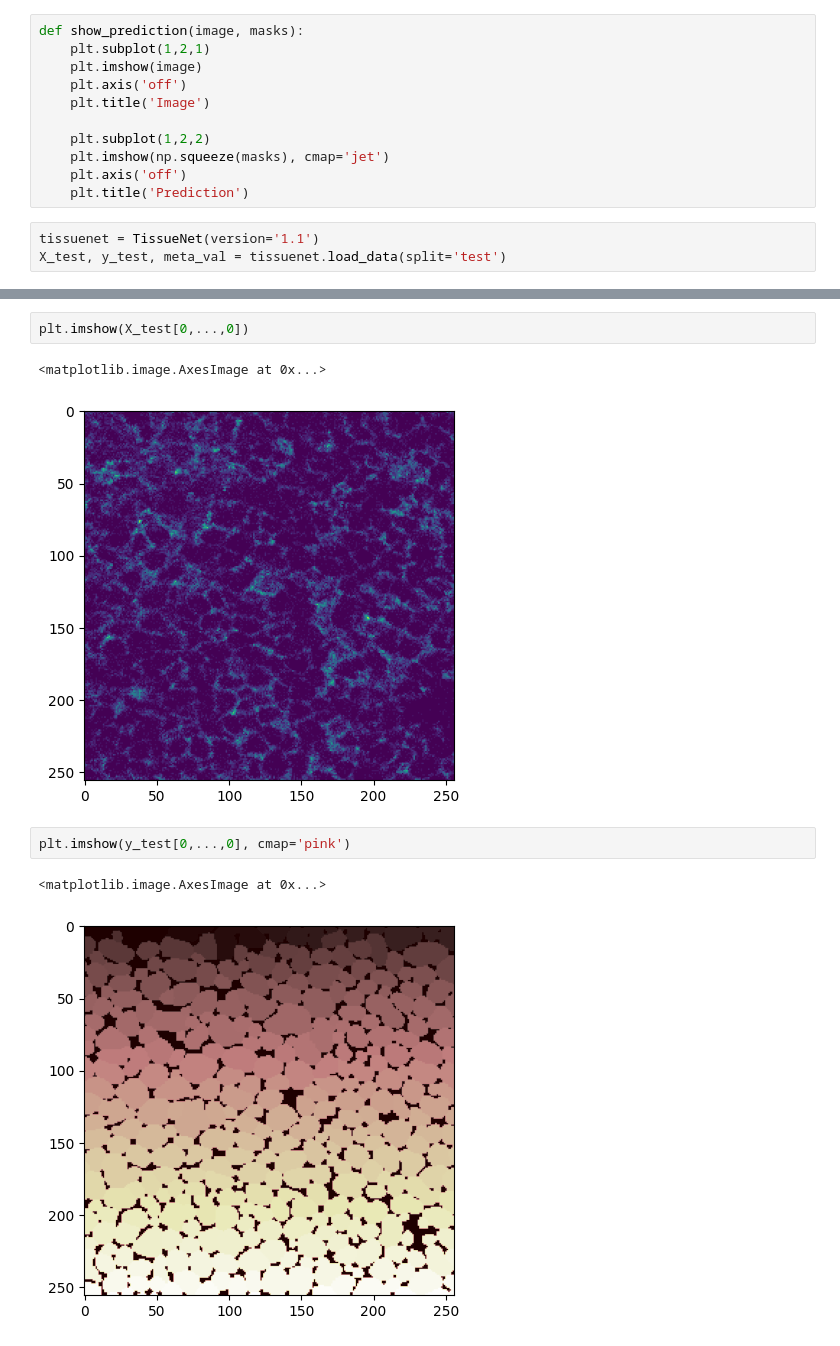
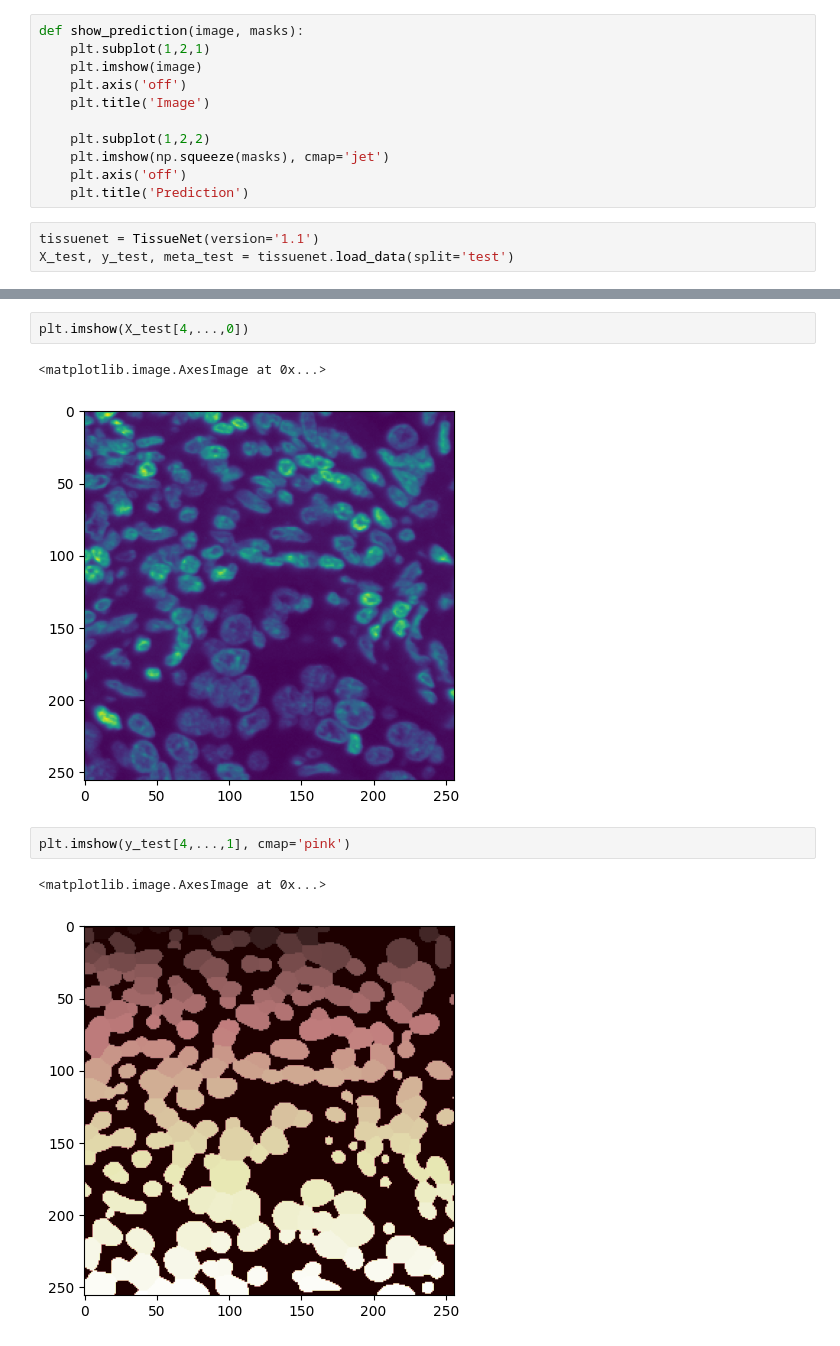
Before and after one commit to uw-loci/curvelets, a Jupyter notebook: src/CurveAlign_CT-FIRE/Cellanalysis/toolevaluation/test_tissuenet.ipynb, the cells around one changed output, grey strips where cells are left out. Drawn from its saved outputs; the diff is of its cells as text.

```diff
--- a/src/CurveAlign_CT-FIRE/Cellanalysis/toolevaluation/test_tissuenet.ipynb
+++ b/src/CurveAlign_CT-FIRE/Cellanalysis/toolevaluation/test_tissuenet.ipynb
@@ -23,6 +25,6 @@ def show_prediction(image, masks):
     plt.title('Prediction')
 # %%
 tissuenet = TissueNet(version='1.1')
-X_test, y_test, meta_val = tissuenet.load_data(split='test')
+X_test, y_test, meta_test = tissuenet.load_data(split='test')
 # %% [output]
 INFO:root:Checking for cached data
@@ -32,15 +33,15 @@ INFO:root:🎉 Successfully downloaded file to C:\Users\aarus\.deepcell\datasets
 INFO:root:Extracting C:\Users\aarus\.deepcell\datasets\tissuenet_v1-1.zip
 INFO:root:Successfully extracted C:\Users\aarus\.deepcell\datasets\tissuenet_v1-1.zip into C:\Users\aarus\.deepcell\datasets
 # %%
-plt.imshow(X_test[0,...,0])
+plt.imshow(X_test[4,...,0])
 # %% [output]
 <matplotlib.image.AxesImage at 0x...>
-[figure, old version]
+[figure, new version]
 # %%
-plt.imshow(y_test[0,...,0], cmap='pink')
+plt.imshow(y_test[4,...,1], cmap='pink')
 # %% [output]
 <matplotlib.image.AxesImage at 0x...>
-[figure, old version]
+[figure, new version]
 # %%
 # Test cellpose
 cp_nuclear = models.CellposeModel(model_type='nuclei')
```
Also changed, not shown: parts of 14 cells of this notebook.
